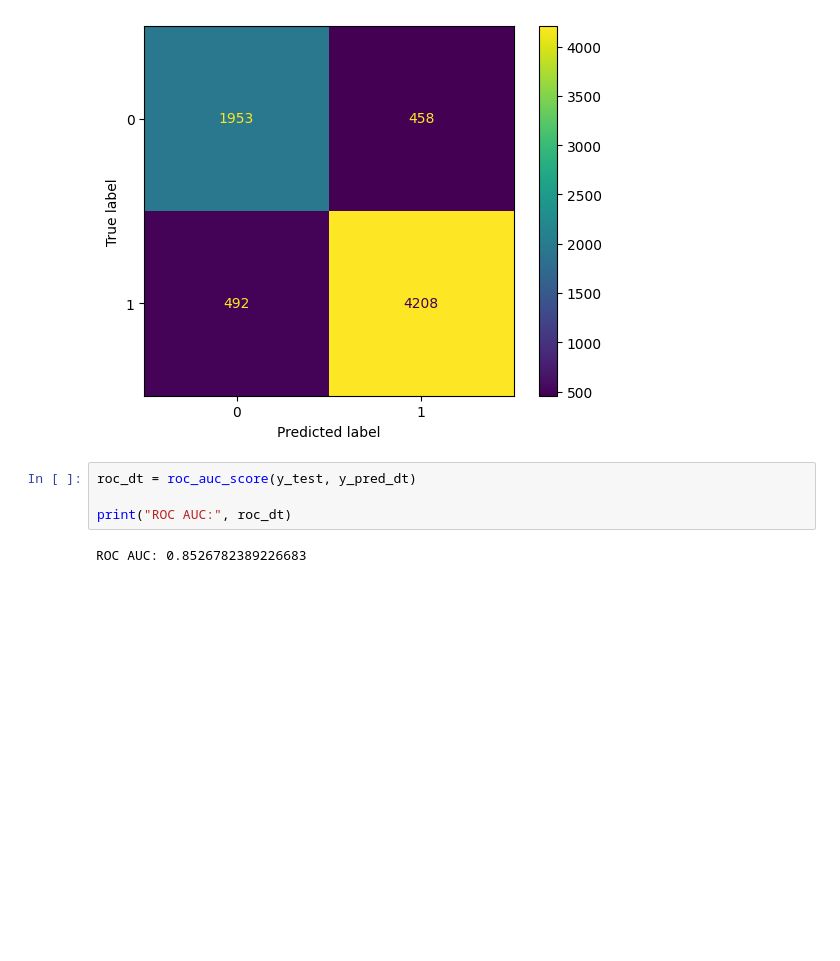
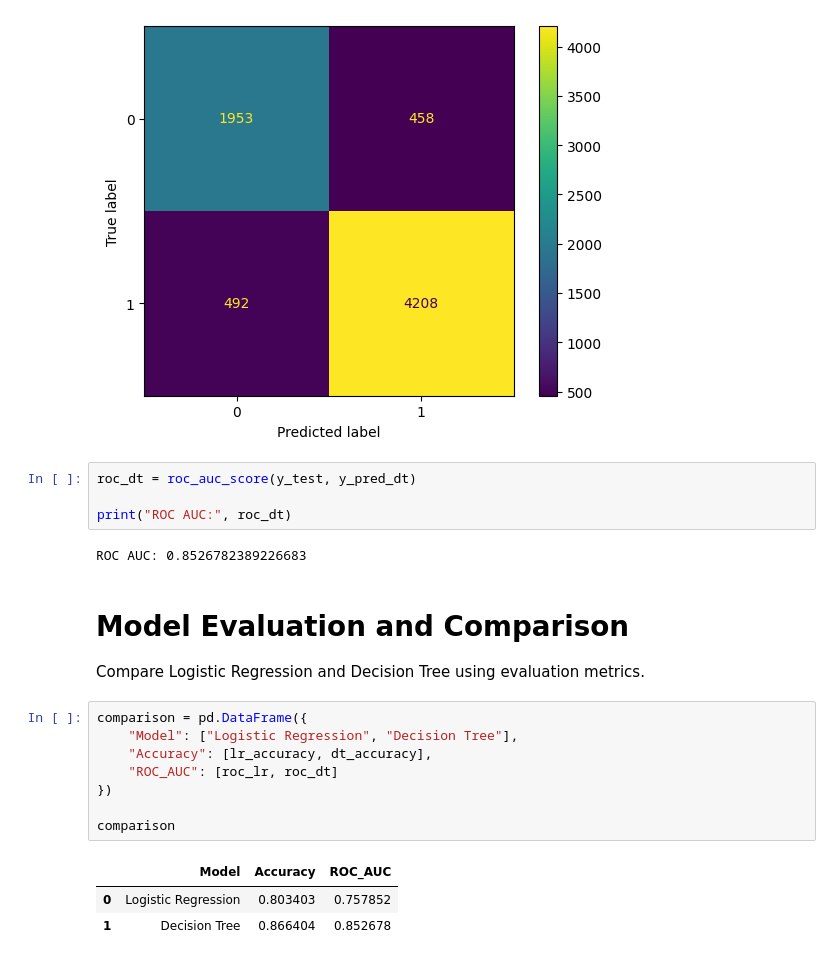
Before and after one commit to jebin24it-boop/Infotact_Travel_Hospitality_Analytics, a Jupyter notebook: notebooks/ml_preprocessing.ipynb, the cells around one changed output. Saved outputs shown, nothing was run; the diff lists cells and outputs as text; blank space fills up the shorter version.

Commit message:
model: compared logistic regression and decision tree performance

```diff
--- a/notebooks/ml_preprocessing.ipynb
+++ b/notebooks/ml_preprocessing.ipynb
@@ -292,3 +292,19 @@ roc_dt = roc_auc_score(y_test, y_pred_dt)
 print("ROC AUC:", roc_dt)
 # %% [output]
 ROC AUC: 0.8526782389226683
+# %% [markdown]
+# Model Evaluation and Comparison
+
+Compare Logistic Regression and Decision Tree using evaluation metrics.
+# %%
+comparison = pd.DataFrame({
+    "Model": ["Logistic Regression", "Decision Tree"],
+    "Accuracy": [lr_accuracy, dt_accuracy],
+    "ROC_AUC": [roc_lr, roc_dt]
+})
+
+comparison
+# %% [output]
+|  | Model | Accuracy | ROC_AUC |
+| 0 | Logistic Regression | 0.803403 | 0.757852 |
+| 1 | Decision Tree | 0.866404 | 0.852678 |
```
